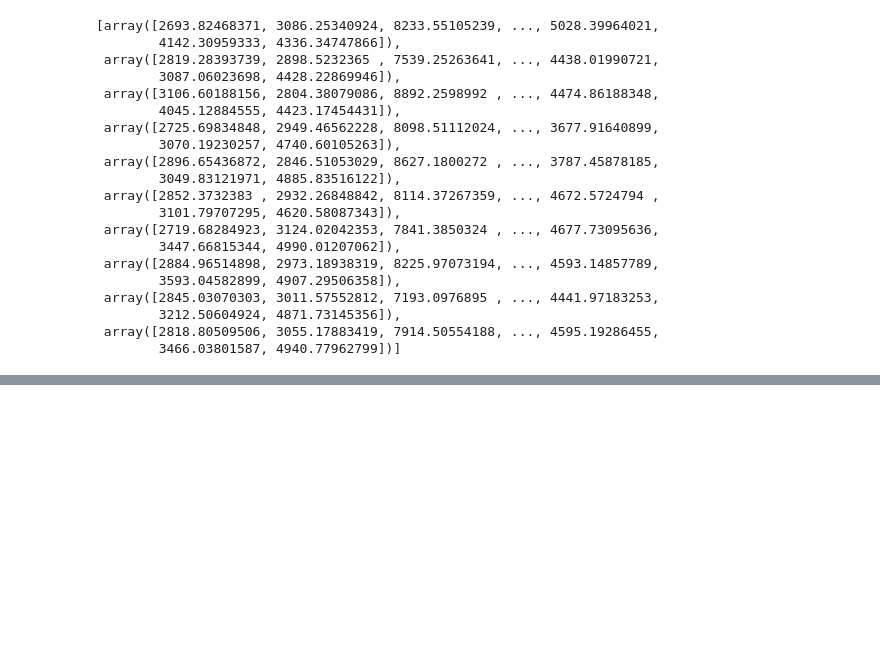
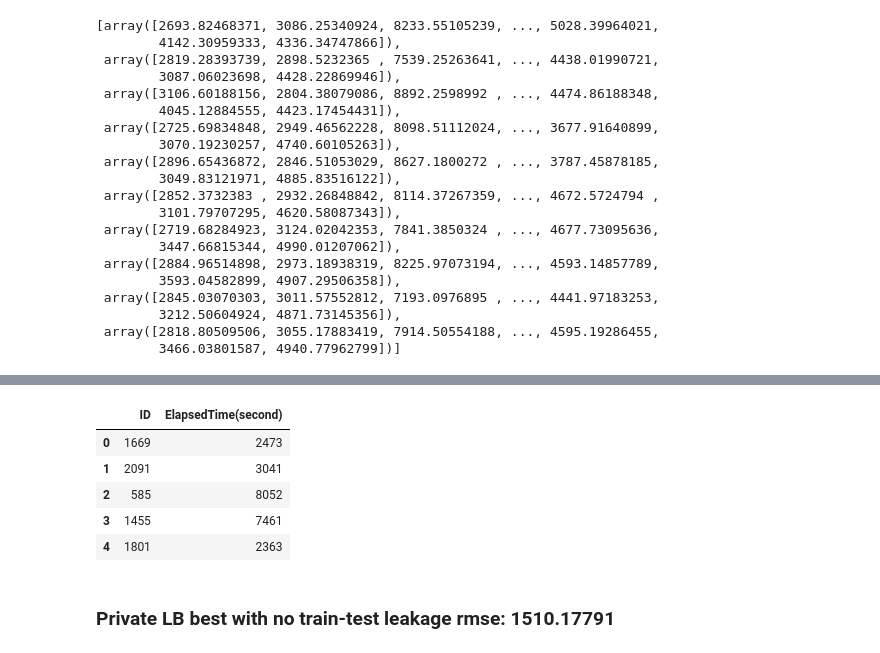
Before and after one commit to furkaneneseren/Datathon-Borda, a Jupyter notebook: surgery-datathon-clean.ipynb, the cells around one changed output, grey strips where cells are left out. Cells and saved outputs as stored; diff of their text form; code cells hidden in the pictures; blank space fills up the shorter version.

```diff
--- a/surgery-datathon-clean.ipynb
+++ b/surgery-datathon-clean.ipynb
@@ -701,3 +684,13 @@ sample_submission['ID'] = user_id
 sample_submission['ElapsedTime(second)'] = np.round(np.mean(model_preds,axis=0)).astype(int)
 # %%
 sample_submission.to_csv("sample_submission_catboost_regressor.csv", index = False)
+# %%
+Best_trial = {'lambda': 0.09348564661290355,
+ 'alpha': 3.3269828386697995,
+ 'colsample_bytree': 0.5,
+ 'subsample': 0.6,
+ 'learning_rate': 0.02,
+ 'n_estimators': 1400,
+ 'max_depth': 5,
+ 'random_state': 25,
+ 'min_child_weight': 1}
@@ -703,0 +930,5 @@ sample_submission.to_csv("sample_submission_catboost_regressor.csv", index = Fal
+# %%
+user_id = test["ID"]
+
+model_preds = [model.predict(app_test_encode) for model in models]
+model_preds
@@ -703,0 +956,13 @@ sample_submission.to_csv("sample_submission_catboost_regressor.csv", index = Fal
+# %%
+sample_submission = pd.DataFrame()
+sample_submission['ID'] = user_id
+sample_submission['ElapsedTime(second)'] = np.round(np.mean(model_preds,axis=0)).astype(int)
+# %%
+sample_submission.head()
+# %% [output]
+|  | ID | ElapsedTime(second) |
+| 0 | 1669 | 2473 |
+| 1 | 2091 | 3041 |
+| 2 | 585 | 8052 |
+| 3 | 1455 | 7461 |
+| 4 | 1801 | 2363 |
@@ -703,0 +971,2 @@ sample_submission.to_csv("sample_submission_catboost_regressor.csv", index = Fal
+# %% [markdown]
+### Private LB best with no train-test leakage rmse: 1510.17791
```
Also changed, not shown: parts of 8 cells of this notebook, 1 other file.
